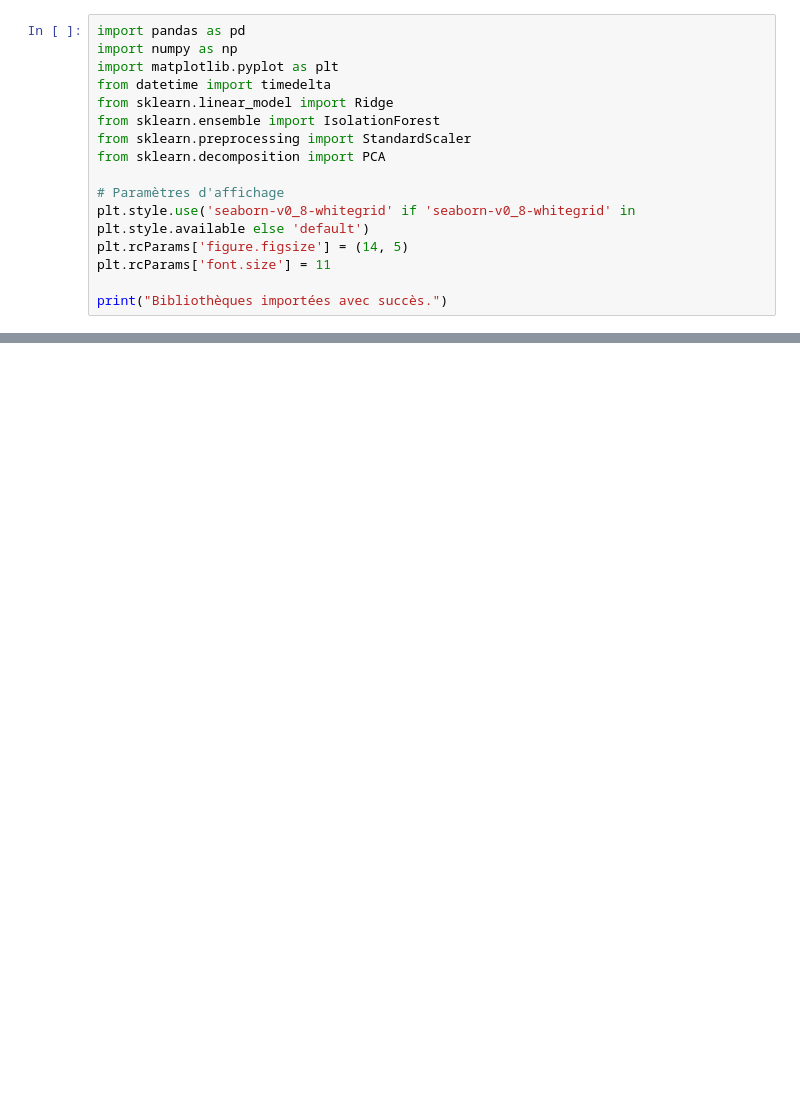
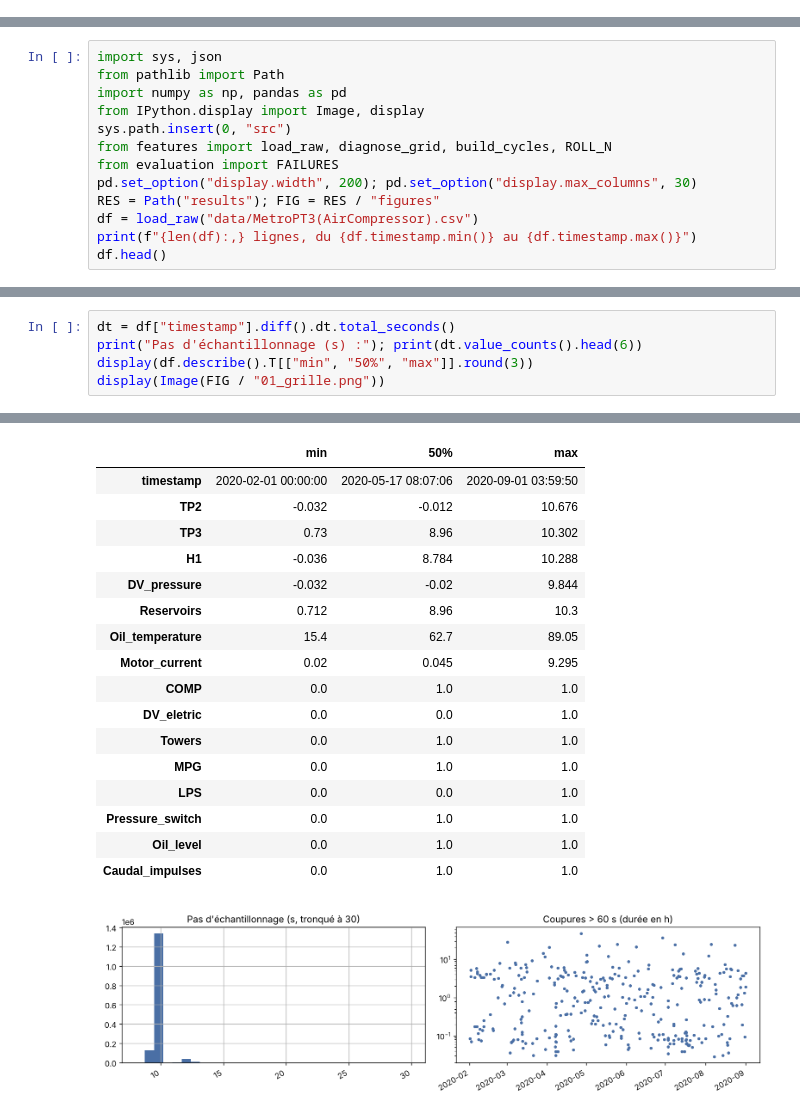
Before and after one commit to abdrahman22053/st-mini-project, a Jupyter notebook: sujet5_surveillance_compresseur.ipynb, the cells around one changed output, grey strips where cells are left out. Saved outputs shown, nothing was run; the diff lists cells and outputs as text; blank space fills up the shorter version.

Commit message:
Sujet 5 : corrections, validation avec gap, ablation, rapport et présentation

```diff
--- a/sujet5_surveillance_compresseur.ipynb
+++ b/sujet5_surveillance_compresseur.ipynb
@@ -12,16 +0,0 @@
-# %%
-import pandas as pd
-import numpy as np
-import matplotlib.pyplot as plt
-from datetime import timedelta
-from sklearn.linear_model import Ridge
-from sklearn.ensemble import IsolationForest
-from sklearn.preprocessing import StandardScaler
-from sklearn.decomposition import PCA
-
-# Paramètres d'affichage
-plt.style.use('seaborn-v0_8-whitegrid' if 'seaborn-v0_8-whitegrid' in plt.style.available else 'default')
-plt.rcParams['figure.figsize'] = (14, 5)
-plt.rcParams['font.size'] = 11
-
-print("Bibliothèques importées avec succès.")
@@ -401,0 +19,13 @@ Bilan des Fausses Alertes en exploitation saine :
+# %%
+import sys, json
+from pathlib import Path
+import numpy as np, pandas as pd
+from IPython.display import Image, display
+sys.path.insert(0, "src")
+from features import load_raw, diagnose_grid, build_cycles, ROLL_N
+from evaluation import FAILURES
+pd.set_option("display.width", 200); pd.set_option("display.max_columns", 30)
+RES = Path("results"); FIG = RES / "figures"
+df = load_raw("data/MetroPT3(AirCompressor).csv")
+print(f"{len(df):,} lignes, du {df.timestamp.min()} au {df.timestamp.max()}")
+df.head()
@@ -401,0 +61,6 @@ Bilan des Fausses Alertes en exploitation saine :
+# %%
+dt = df["timestamp"].diff().dt.total_seconds()
+print("Pas d'échantillonnage (s) :"); print(dt.value_counts().head(6))
+display(df.describe().T[["min", "50%", "max"]].round(3))
+display(Image(FIG / "01_grille.png"))
+# %% [output]
@@ -401,0 +76,18 @@ Bilan des Fausses Alertes en exploitation saine :
+|  | min | 50% | max |
+| timestamp | 2020-02-01 00:00:00 | 2020-05-17 08:07:06 | 2020-09-01 03:59:50 |
+| TP2 | -0.032 | -0.012 | 10.676 |
+| TP3 | 0.73 | 8.96 | 10.302 |
+| H1 | -0.036 | 8.784 | 10.288 |
+| DV_pressure | -0.032 | -0.02 | 9.844 |
+| Reservoirs | 0.712 | 8.96 | 10.3 |
+| Oil_temperature | 15.4 | 62.7 | 89.05 |
+| Motor_current | 0.02 | 0.045 | 9.295 |
+| COMP | 0.0 | 1.0 | 1.0 |
+| DV_eletric | 0.0 | 0.0 | 1.0 |
+| Towers | 0.0 | 1.0 | 1.0 |
+| MPG | 0.0 | 1.0 | 1.0 |
+| LPS | 0.0 | 0.0 | 1.0 |
+| Pressure_switch | 0.0 | 1.0 | 1.0 |
+| Oil_level | 0.0 | 1.0 | 1.0 |
+| Caudal_impulses | 0.0 | 1.0 | 1.0 |
+[figure, added]
```
Also changed, not shown: parts of 50 cells of this notebook, 31 other files.
